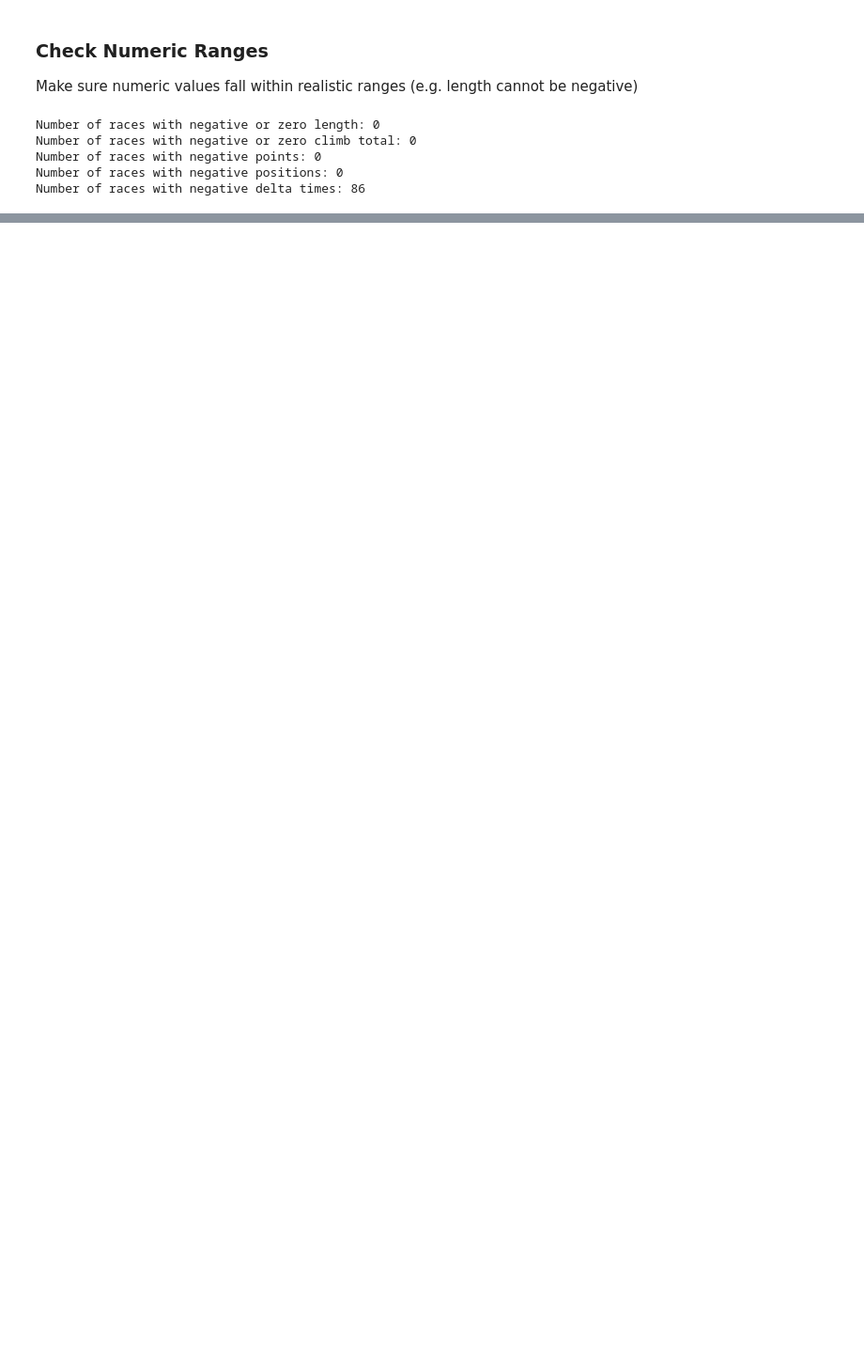
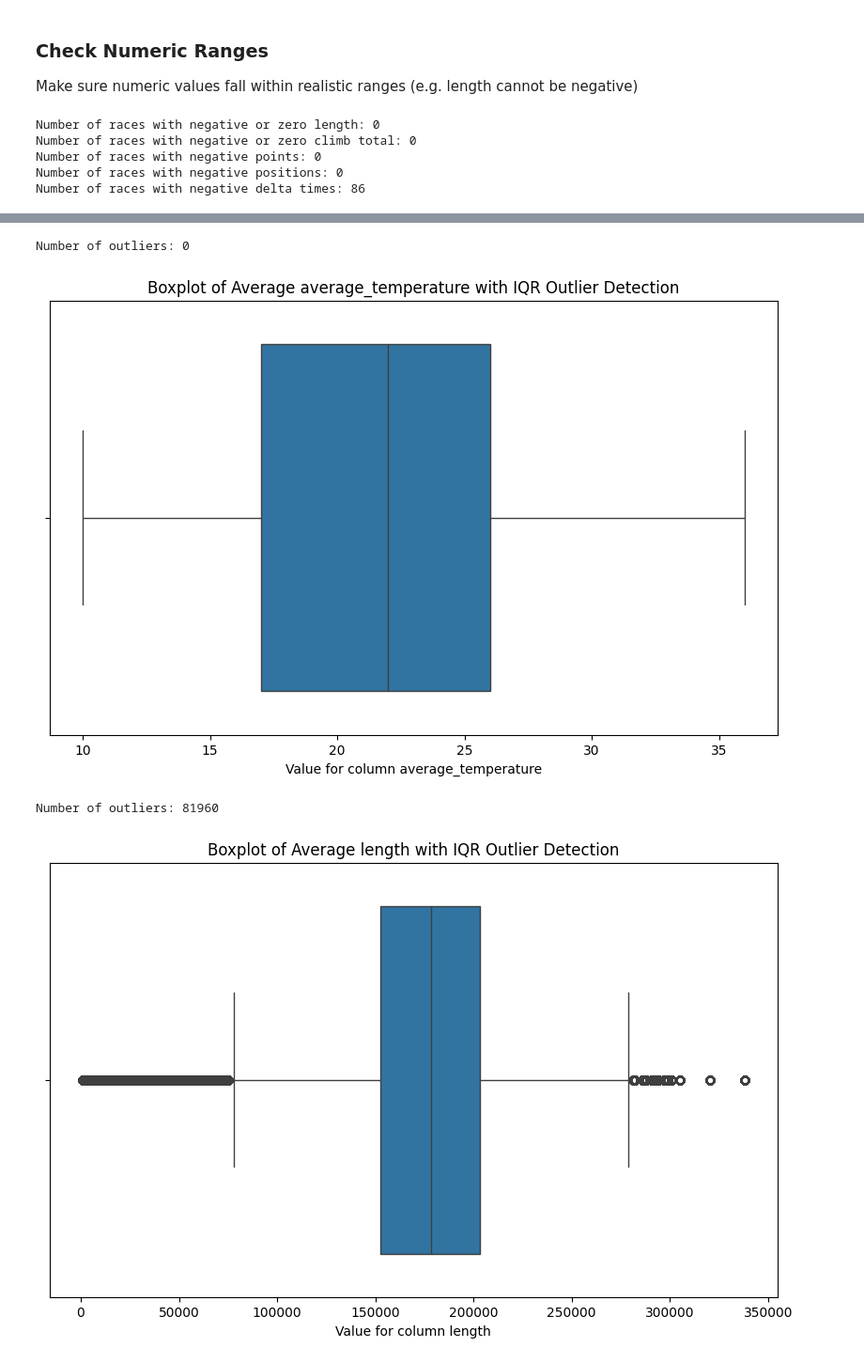
Before and after one commit to Dylan-Nico/Data-Mining-Cyclist-data, a Jupyter notebook: daniel.ipynb, the cells around one changed output, grey strips where cells are left out. Shown at 94% size. Cells and saved outputs as stored; diff of their text form; code cells hidden in the pictures; blank space fills up the shorter version.

Commit message:
Adding a bunch more tests, trying to better understand the dataset and what each column represents.

```diff
--- a/daniel.ipynb
+++ b/daniel.ipynb
@@ -13,3 +58,4 @@ import seaborn as sns
 # %%
 # Load the dataset
-df = pd.read_csv('dataset/races.csv')
+df_races = pd.read_csv('dataset/races.csv')
+df_cyclists = pd.read_csv('dataset/cyclists.csv')
@@ -207,0 +298,12 @@ Number of outliers in race length: 81960
+# %%
+outliers = iqr(df_races, "average_temperature")
+
+outliers = iqr(df_races, 'length')
+
+# Print the first 10 outliers since we actually HAVE outliers here...
+print(outliers.head(10))
+# %% [output]
+Number of outliers: 0
+[figure, added]
+Number of outliers: 81960
+[figure, added]
```
Also changed, not shown: parts of 28 cells of this notebook.
